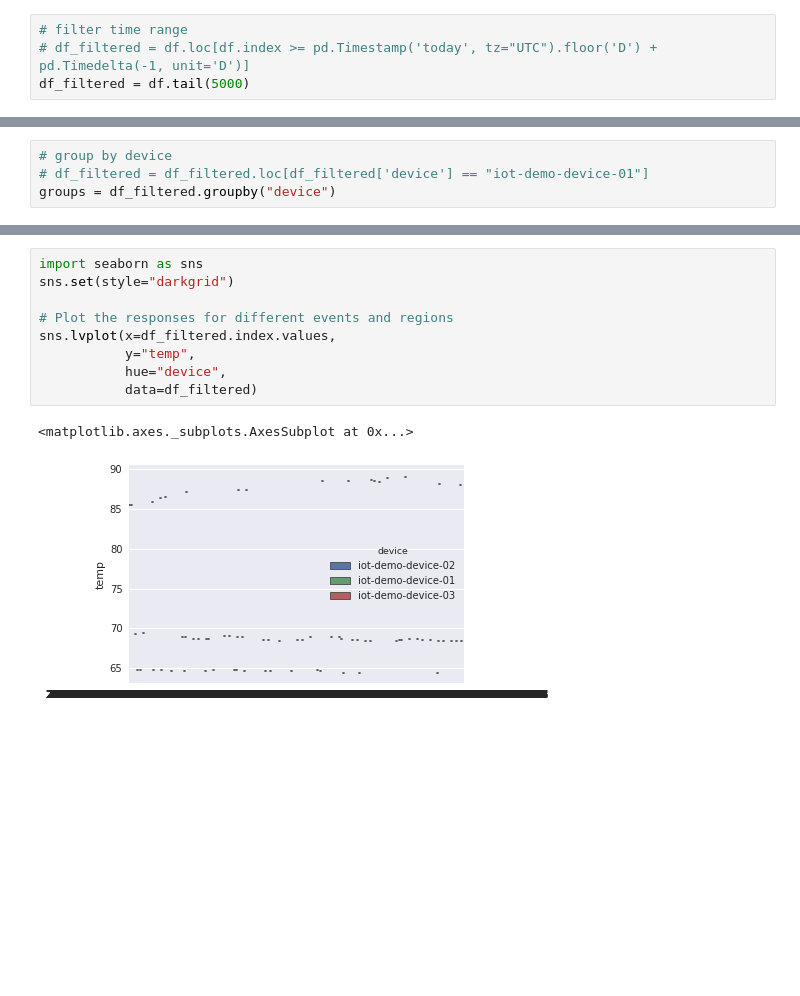
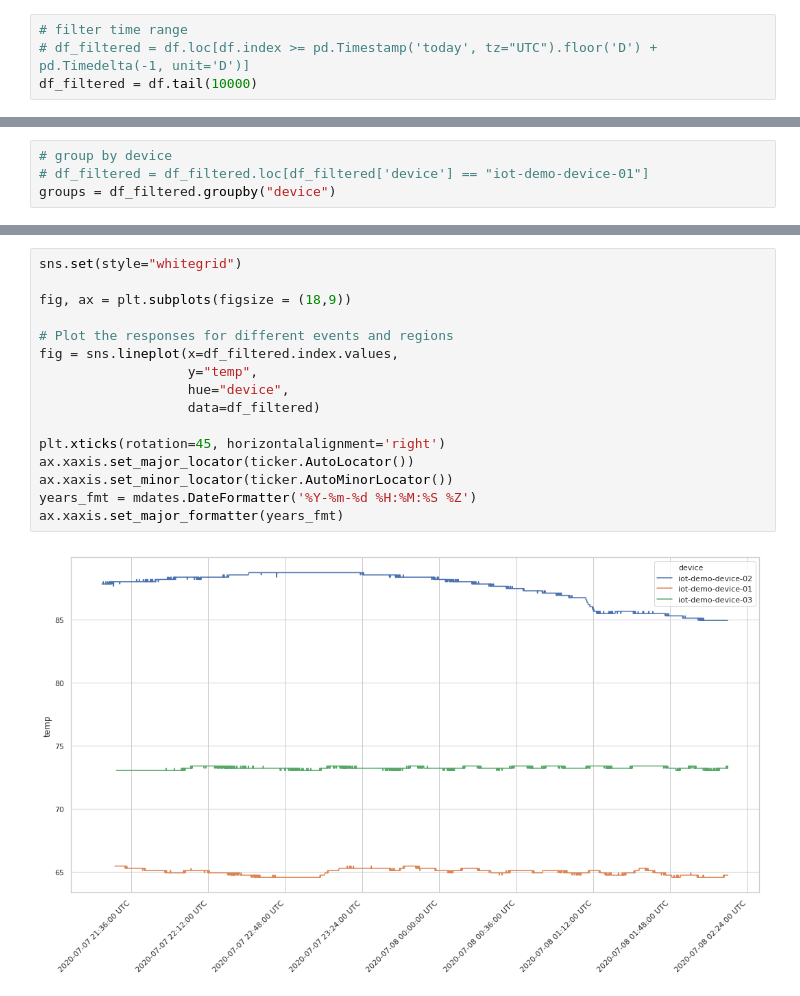
Before and after one commit to garystafford/real-time-iot-notebooks, a Jupyter notebook: Octank_IIoT_Demo_Pandas.ipynb, the cells around one changed output, grey strips where cells are left out. Cells and saved outputs as stored; diff of their text form; blank space fills up the shorter version.

```diff
--- a/Octank_IIoT_Demo_Pandas.ipynb
+++ b/Octank_IIoT_Demo_Pandas.ipynb
@@ -78,7 +81,7 @@ dtype: int64
 # %%
 # filter time range
 # df_filtered = df.loc[df.index >= pd.Timestamp('today', tz="UTC").floor('D') + pd.Timedelta(-1, unit='D')]
-df_filtered = df.tail(5000)
+df_filtered = df.tail(10000)
 # %%
 # filter temp/humidity outliers (>1% & <99%)
 df_filtered = df_filtered.loc[df_filtered["temp"] > df_filtered.groupby("device").temp.transform(lambda x: x.quantile(.01))]
@@ -231,14 +218,20 @@ show(p, notebook_handle=False)
 [interactive output not drawn]
 [interactive output not drawn]
 # %%
-import seaborn as sns
-sns.set(style="darkgrid")
+sns.set(style="whitegrid")
+
+fig, ax = plt.subplots(figsize = (18,9))
 
 # Plot the responses for different events and regions
-sns.lvplot(x=df_filtered.index.values,
-           y="temp",
-           hue="device",
-           data=df_filtered)
+fig = sns.lineplot(x=df_filtered.index.values,
+                   y="temp",
+                   hue="device",
+                   data=df_filtered)
+
+plt.xticks(rotation=45, horizontalalignment='right')
+ax.xaxis.set_major_locator(ticker.AutoLocator())
+ax.xaxis.set_minor_locator(ticker.AutoMinorLocator())
+years_fmt = mdates.DateFormatter('%Y-%m-%d %H:%M:%S %Z')
+ax.xaxis.set_major_formatter(years_fmt)
 # %% [output]
-<matplotlib.axes._subplots.AxesSubplot at 0x...>
-[figure, old version]
+[figure, new version]
```
Also changed, not shown: parts of 14 cells of this notebook, 1 other file.
